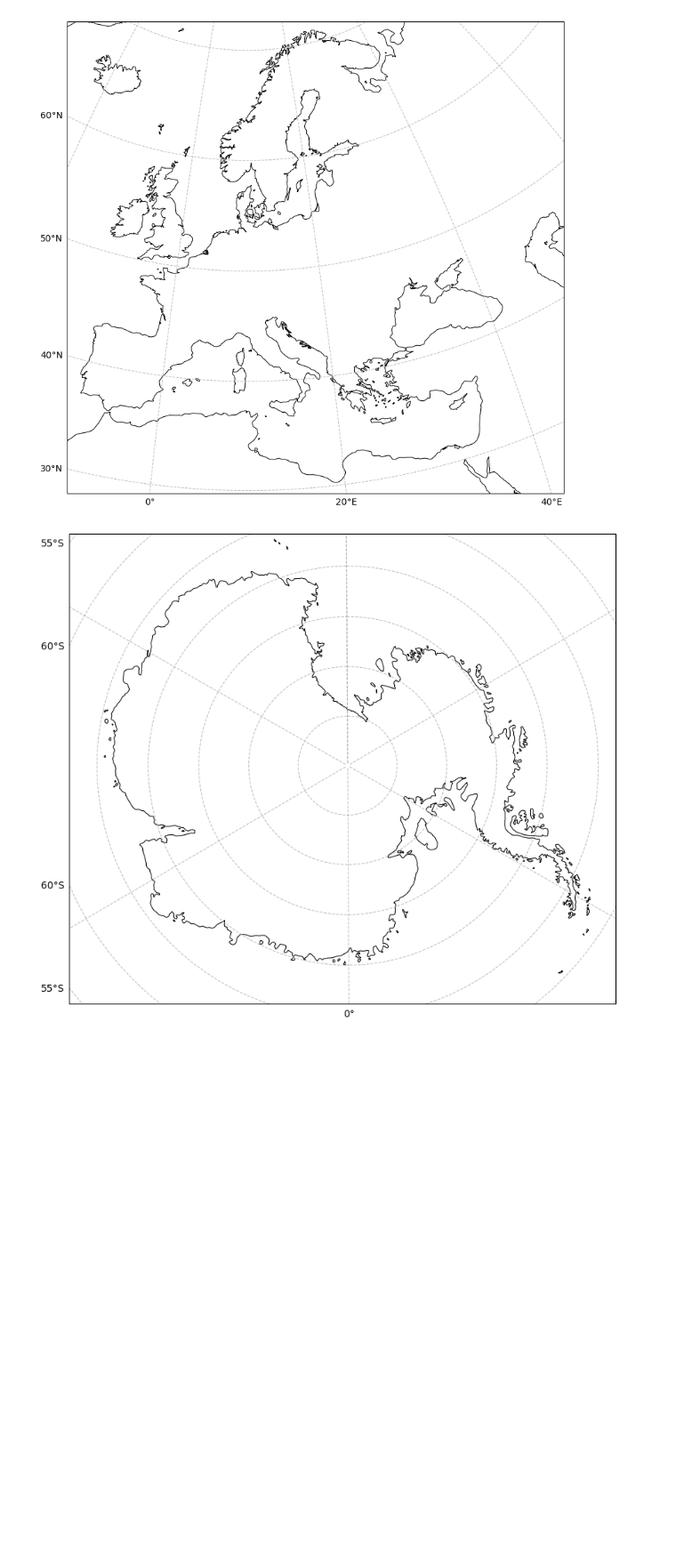
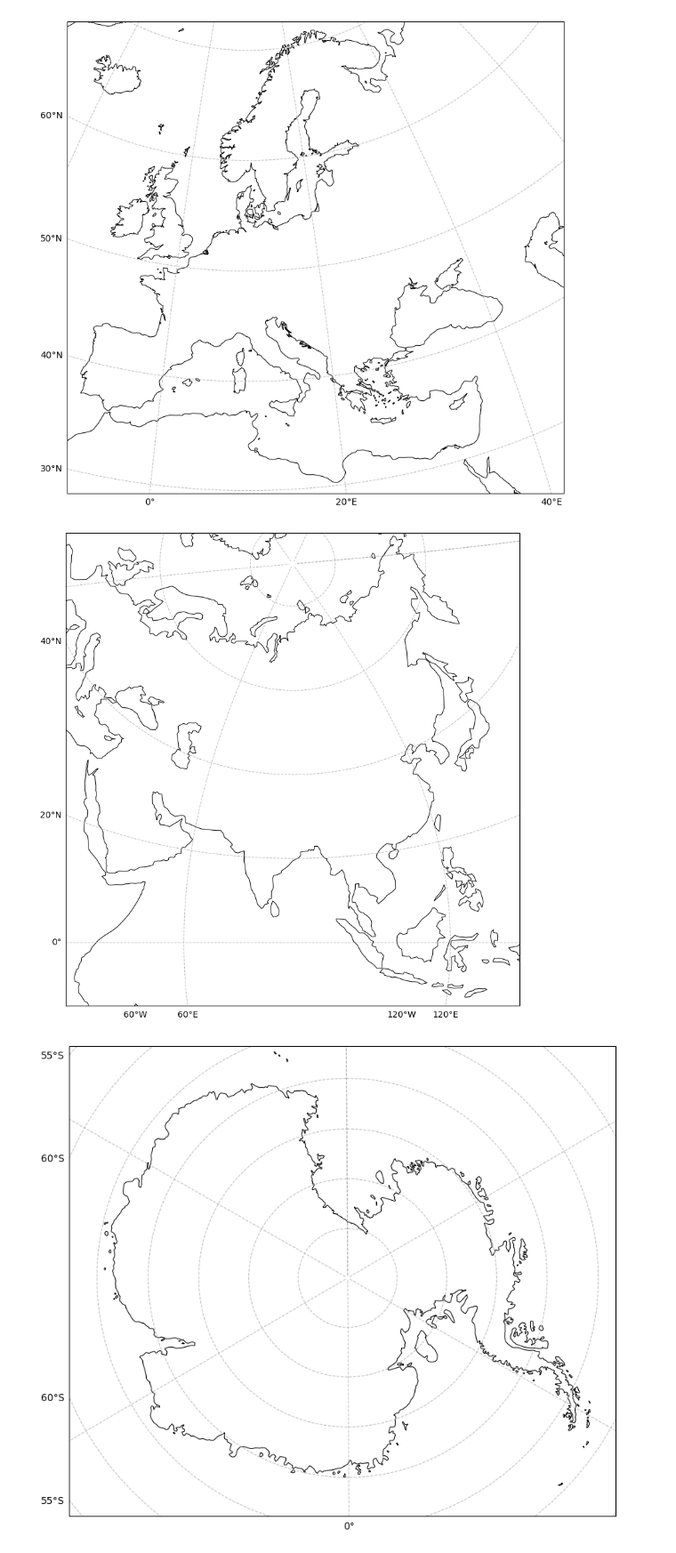
Before and after one commit to ecmwf/earthkit-maps, a Jupyter notebook: notebooks/chart-domain-and-crs.ipynb, the cells around one changed output. Shown at 89% size. Saved outputs shown, nothing was run; the diff lists cells and outputs as text; code cells hidden in the pictures; blank space fills up the shorter version.

```diff
--- a/notebooks/chart-domain-and-crs.ipynb
+++ b/notebooks/chart-domain-and-crs.ipynb
@@ -43,6 +43,13 @@ chart.gridlines()
 chart.show()
 # %% [output]
 [figure]
+# %%
+chart = magpye.charts.Chart("Asia")
+chart.coastlines()
+chart.gridlines()
+chart.show()
+# %% [output]
+[figure, added]
 # %%
 chart = magpye.charts.Chart(domain="Antarctica")
 chart.coastlines()
```
Also changed, not shown: parts of 1 cell of this notebook, 2 other files.
